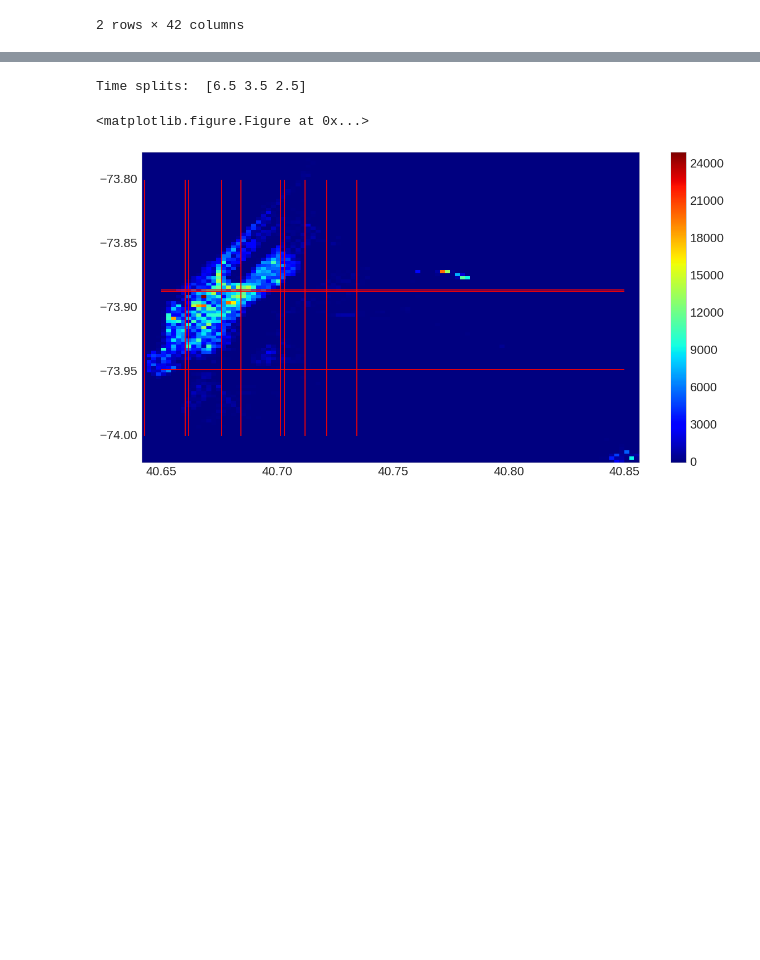
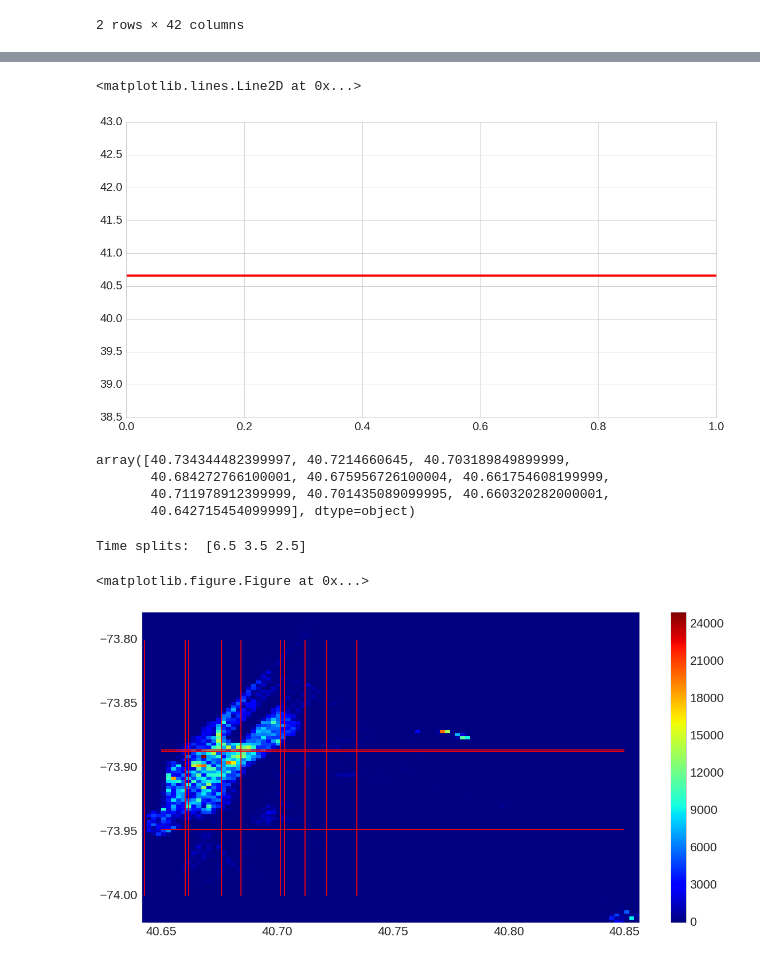
Before and after one commit to nikhase/nyc-taxi, a Jupyter notebook: weeklyAnalysis.ipynb, the cells around one changed output, grey strips where cells are left out. Drawn from its saved outputs; the diff is of its cells as text; code cells hidden in the pictures; blank space fills up the shorter version.

```diff
--- a/weeklyAnalysis.ipynb
+++ b/weeklyAnalysis.ipynb
@@ -1487,3 +1573,16 @@ Time splits:  [6.5 3.5 2.5]
+# %%
+plt.axhline(min(pila_splits),linewidth = 4, color = [1,0,0])
+# %% [output]
+<matplotlib.lines.Line2D at 0x...>
+[figure, added]
+# %%
+#[pila_splits[0], drola_splits[0]]
+np.hstack([pila_splits, drola_splits])
+# %% [output]
+array([40.734344482399997, 40.7214660645, 40.703189849899999,
+       40.684272766100001, 40.675956726100004, 40.661754608199999,
+       40.711978912399999, 40.701435089099995, 40.660320282000001,
+       40.642715454099999], dtype=object)
 # %%
 x = data_in_box.pickup_latitude
 y = data_in_box.pickup_longitude
```
Also changed, not shown: parts of 16 cells of this notebook.
